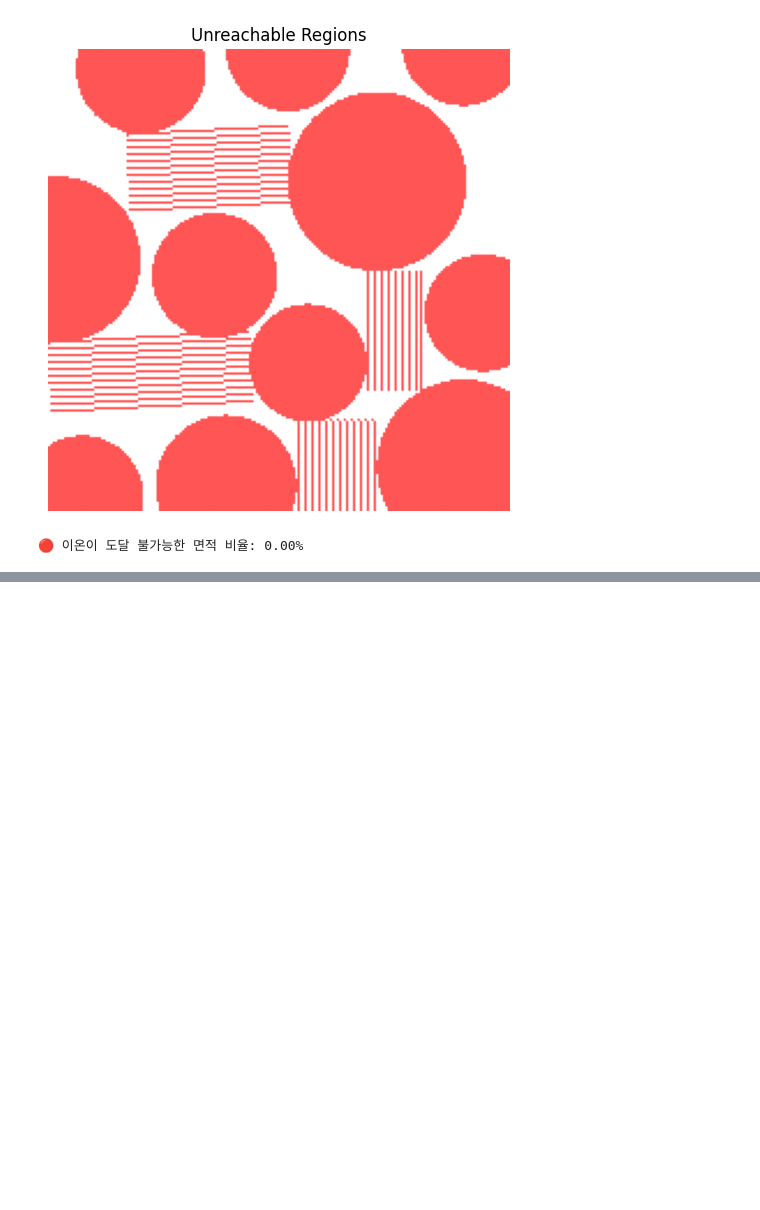
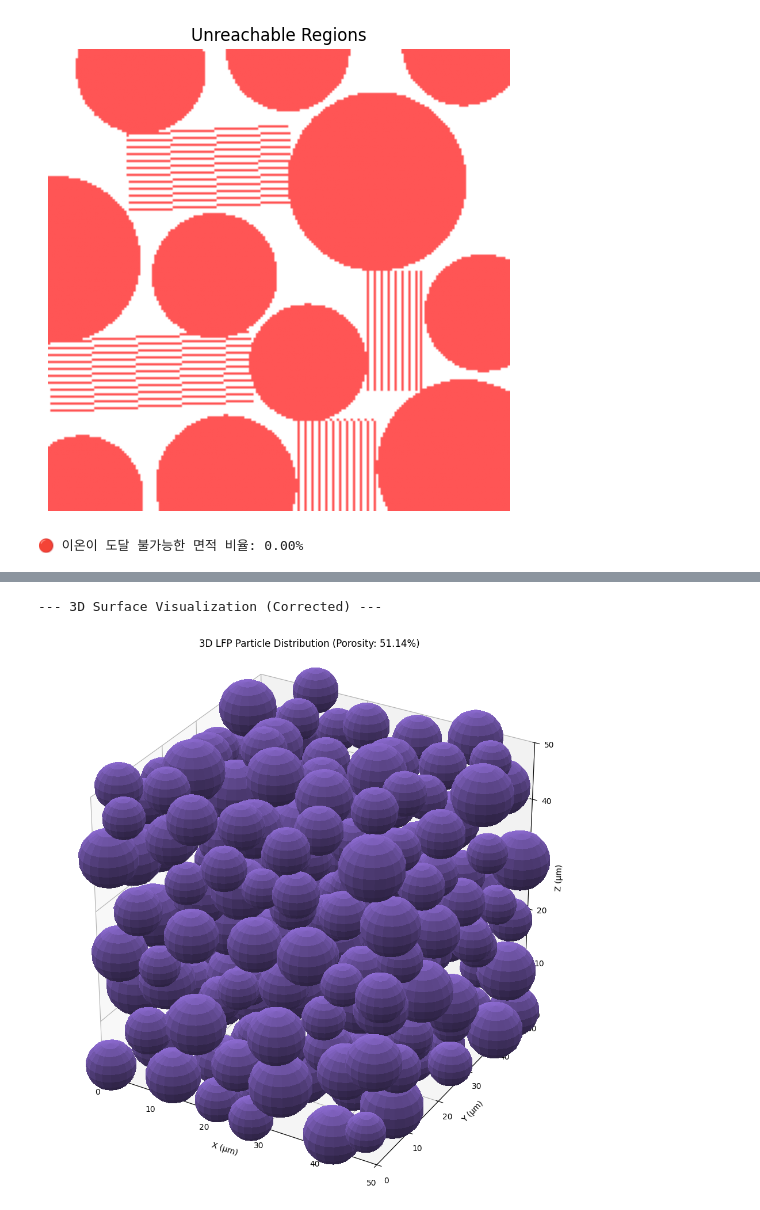
Before and after one commit to gongbububu/gongbububu, a Jupyter notebook: 전극구조모사_CMK.ipynb, the cells around one changed output, grey strips where cells are left out. Drawn from its saved outputs; the diff is of its cells as text; code cells hidden in the pictures; blank space fills up the shorter version.

```diff
--- a/전극구조모사_CMK.ipynb
+++ b/전극구조모사_CMK.ipynb
@@ -1438,0 +1760,56 @@ else:
+# %%
+# (이전의 입자 배치 코드는 동일합니다)
+# ...
+# lfp_positions_3d = place_lfp_3d_optimized(...)
+# ...
+
+# --- 💡 3D 입체감을 살린 시각화 (수정된 버전) ---
+print("\n--- 3D Surface Visualization (Corrected) ---")
+
+fig = plt.figure(figsize=(12, 12))
+ax = fig.add_subplot(111, projection='3d')
+
+# 1. 광원 객체 생성 (일관된 조명 효과를 위해)
+light = LightSource(azdeg=315, altdeg=45)
+
+# 2. 구 표면을 그리기 위한 메쉬(mesh) 생성
+u = np.linspace(0, 2 * np.pi, 20)
+v = np.linspace(0, np.pi, 10)
+
+# 3. 각 LFP 입자에 대해 반복하며 구 그리기
+num_particles_to_draw = len(lfp_positions_3d)
+if num_particles_to_draw > 500:
+    print(f"입자 수가 {num_particles_to_draw}개로 너무 많아 시각화를 건너뜁니다.")
+else:
+    # 모든 구에 적용할 단일 색상 정의
+    sphere_color = 'mediumpurple' # 원하는 색상으로 변경 가능
+
+    for x, y, z, r in lfp_positions_3d:
+        # 구의 표면 좌표 계산
+        sx = x + r * np.outer(np.cos(u), np.sin(v))
+        sy = y + r * np.outer(np.sin(u), np.sin(v))
+        sz = z + r * np.outer(np.ones(np.size(u)), np.cos(v))
+
+        # --- 💡 수정된 부분 ---
+        # facecolors 대신 color와 lightsource 옵션을 사용합니다.
+        # 이렇게 하면 Z축 높이가 아닌, 광원에 따른 명암만 표현됩니다.
+        ax.plot_surface(sx, sy, sz, rstride=1, cstride=1, color=sphere_color,
+                        lightsource=light, # 정의된 광원 적용
+                        linewidth=0, antialiased=False, shade=True)
+
+# 축 및 타이틀 설정
+ax.set_xlim(0, domain_size)
+ax.set_ylim(0, domain_size)
+ax.set_zlim(0, domain_size)
+ax.set_xlabel('X (μm)')
+ax.set_ylabel('Y (μm)')
+ax.set_zlabel('Z (μm)')
+final_porosity_val = 1 - sum(sphere_volume(r) for (*_, r) in lfp_positions_3d) / (domain_size**3)
+ax.set_title(f"3D LFP Particle Distribution (Porosity: {final_porosity_val:.2%})")
+
+# 보기 좋게 축 비율을 동일하게 맞춤
+ax.set_aspect('equal')
+plt.show()
+# %% [output]
+--- 3D Surface Visualization (Corrected) ---
+[figure, added]
```
Also changed, not shown: parts of 3 cells of this notebook.
